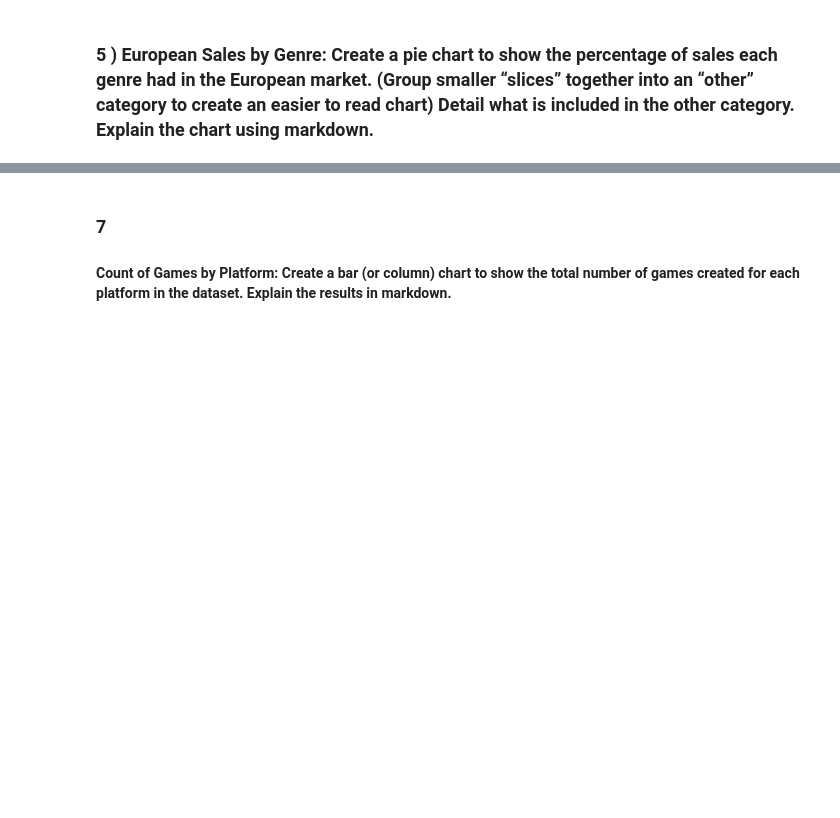
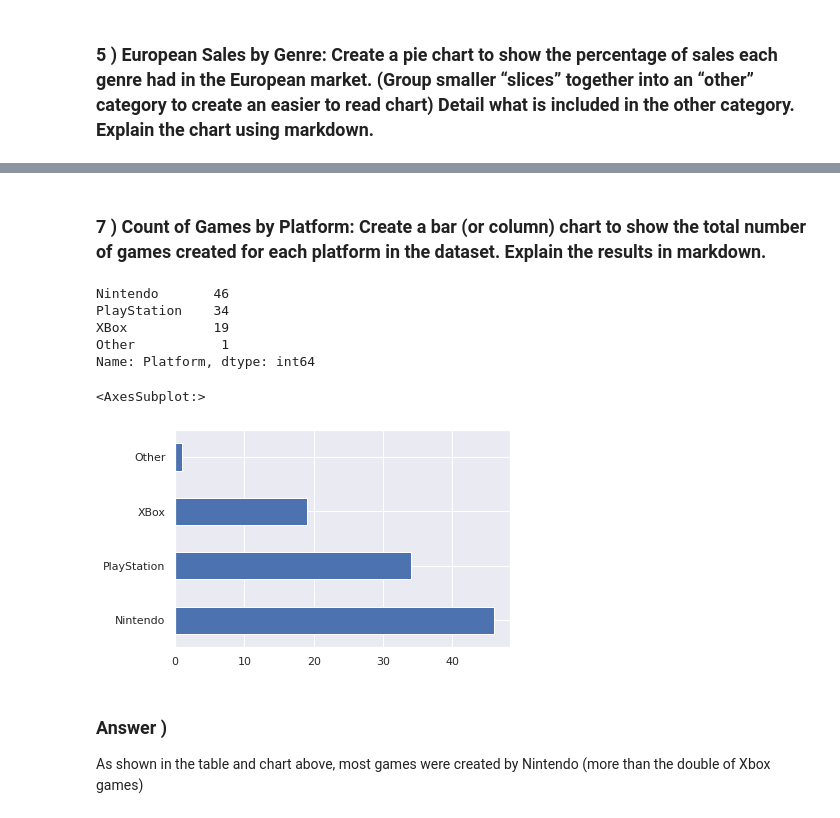
Before and after one commit to Janainaf/graphing_video_game_sales, a Jupyter notebook: video_game_sales.ipynb, the cells around one changed output, grey strips where cells are left out. Drawn from its saved outputs; the diff is of its cells as text; code cells hidden in the pictures; blank space fills up the shorter version.

```diff
--- a/video_game_sales.ipynb
+++ b/video_game_sales.ipynb
@@ -155,3 +189,17 @@ Puzzle            3.44
 # %% [markdown]
-### 7
-#### Count of Games by Platform: Create a bar (or column) chart to show the total number of games created for each platform in the dataset. Explain the results in markdown.
+### 7 )  Count of Games by Platform: Create a bar (or column) chart to show the total number of games created for each platform in the dataset. Explain the results in markdown.
+# %%
+games = top100.Platform.value_counts()
+print(games)
+games.plot( kind='barh', x="Platform" )
+# %% [output]
+Nintendo       46
+PlayStation    34
+XBox           19
+Other           1
+Name: Platform, dtype: int64
+<AxesSubplot:>
+[figure, added]
+# %% [markdown]
+### Answer )
+As shown in the table and chart above, most games were created by Nintendo (more than the double of Xbox games)
```
Also changed, not shown: parts of 13 cells of this notebook.
